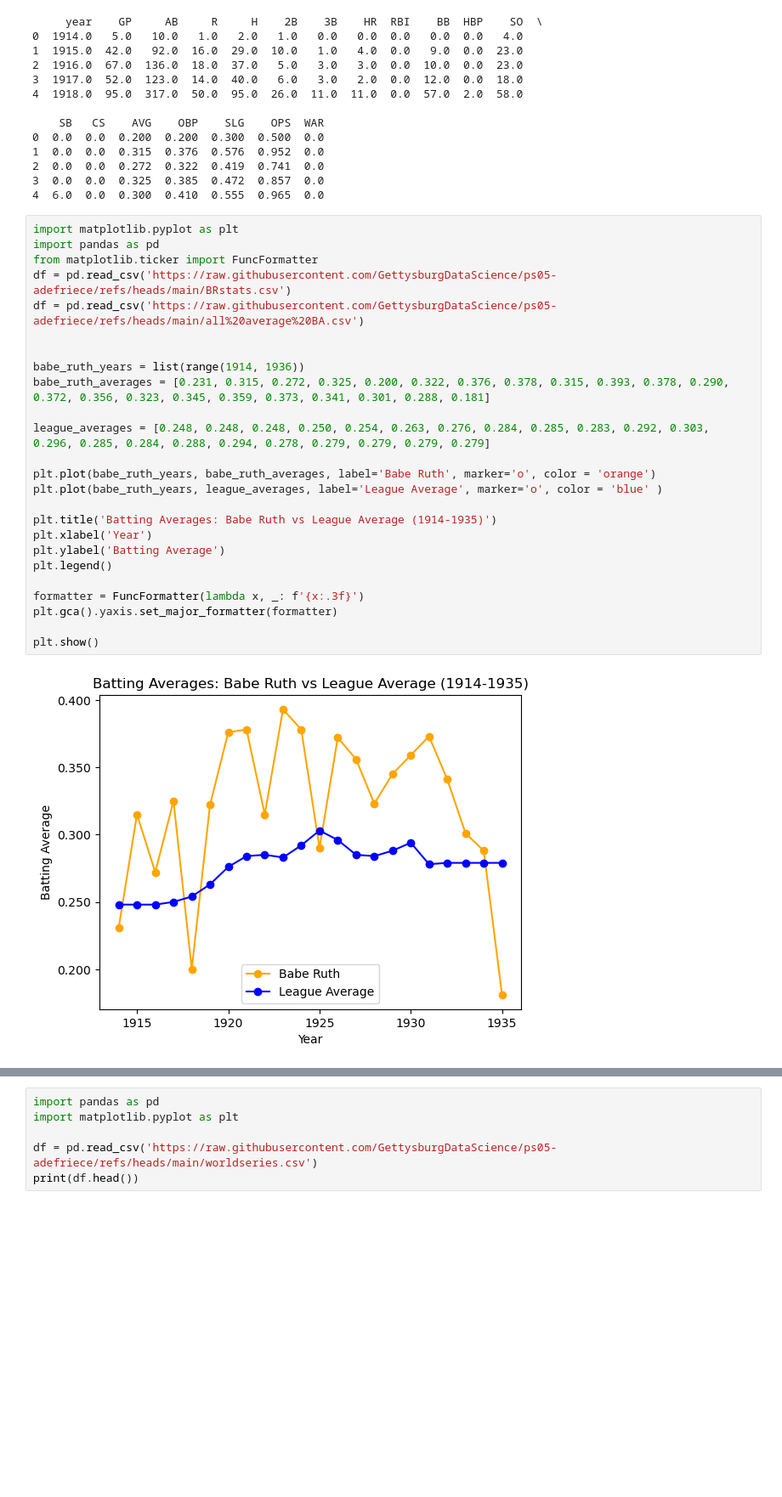
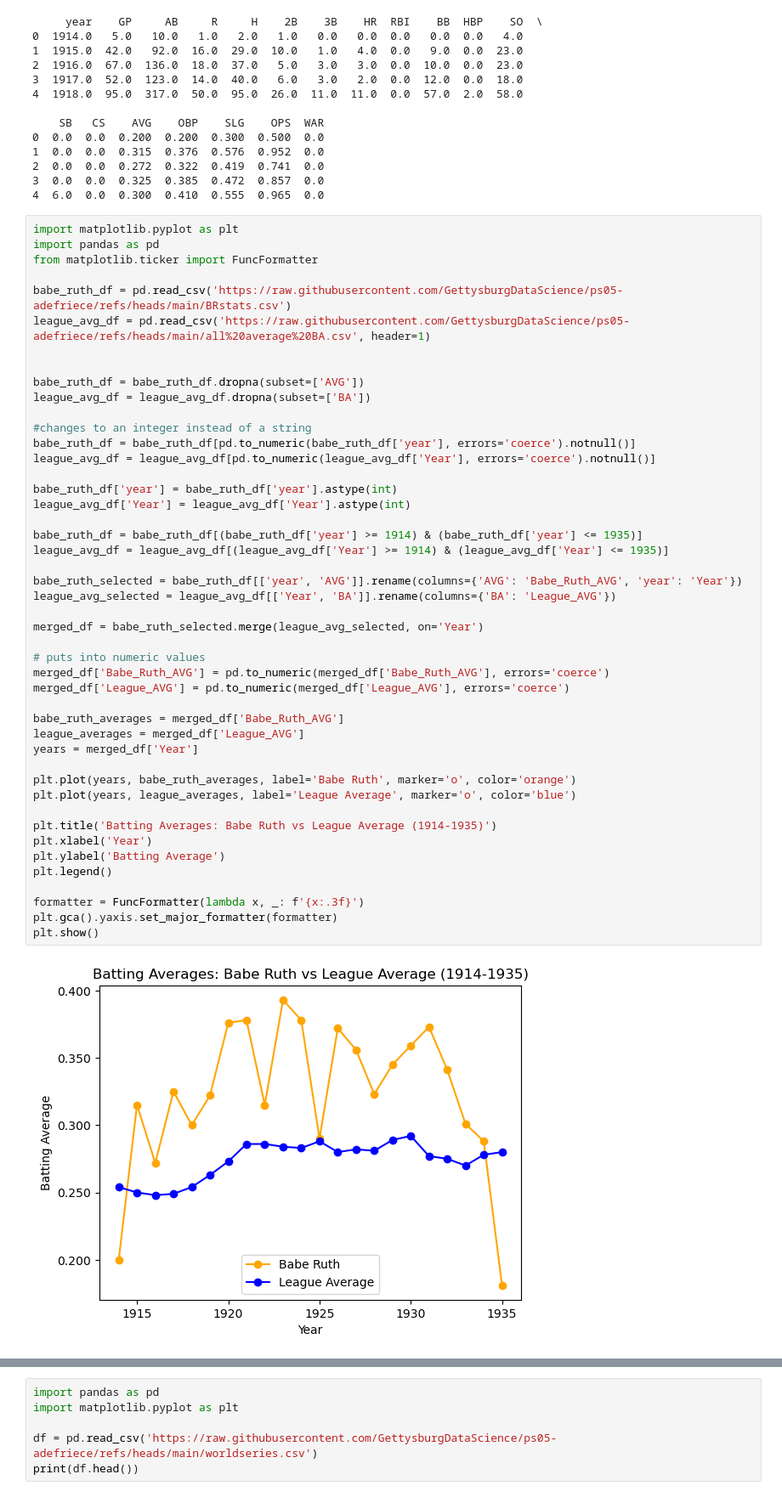
Before and after one commit to adefriece/DeFriece_Orth_MiniProject2, a Jupyter notebook: miniproject2.ipynb, the cells around one changed output, grey strips where cells are left out. Shown: that part at 85% size. Saved outputs shown, nothing was run; the diff lists cells and outputs as text; blank space fills up the shorter version.

```diff
--- a/miniproject2.ipynb
+++ b/miniproject2.ipynb
@@ -26,27 +26,48 @@ print(df.head())
 # %%
 import matplotlib.pyplot as plt
 import pandas as pd
 from matplotlib.ticker import FuncFormatter
-df = pd.read_csv('https://raw.githubusercontent.com/GettysburgDataScience/ps05-adefriece/refs/heads/main/BRstats.csv')
-df = pd.read_csv('https://raw.githubusercontent.com/GettysburgDataScience/ps05-adefriece/refs/heads/main/all%20average%20BA.csv')
+
+babe_ruth_df = pd.read_csv('https://raw.githubusercontent.com/GettysburgDataScience/ps05-adefriece/refs/heads/main/BRstats.csv')
+league_avg_df = pd.read_csv('https://raw.githubusercontent.com/GettysburgDataScience/ps05-adefriece/refs/heads/main/all%20average%20BA.csv', header=1)
 
 
-babe_ruth_years = list(range(1914, 1936))
-babe_ruth_averages = [0.231, 0.315, 0.272, 0.325, 0.200, 0.322, 0.376, 0.378, 0.315, 0.393, 0.378, 0.290, 0.372, 0.356, 0.323, 0.345, 0.359, 0.373, 0.341, 0.301, 0.288, 0.181]
+babe_ruth_df = babe_ruth_df.dropna(subset=['AVG'])
+league_avg_df = league_avg_df.dropna(subset=['BA'])
 
-league_averages = [0.248, 0.248, 0.248, 0.250, 0.254, 0.263, 0.276, 0.284, 0.285, 0.283, 0.292, 0.303, 0.296, 0.285, 0.284, 0.288, 0.294, 0.278, 0.279, 0.279, 0.279, 0.279]
+#changes to an integer instead of a string
+babe_ruth_df = babe_ruth_df[pd.to_numeric(babe_ruth_df['year'], errors='coerce').notnull()]
+league_avg_df = league_avg_df[pd.to_numeric(league_avg_df['Year'], errors='coerce').notnull()]
 
-plt.plot(babe_ruth_years, babe_ruth_averages, label='Babe Ruth', marker='o', color = 'orange')
-plt.plot(babe_ruth_years, league_averages, label='League Average', marker='o', color = 'blue' )
+babe_ruth_df['year'] = babe_ruth_df['year'].astype(int)
+league_avg_df['Year'] = league_avg_df['Year'].astype(int)
+
+babe_ruth_df = babe_ruth_df[(babe_ruth_df['year'] >= 1914) & (babe_ruth_df['year'] <= 1935)]
+league_avg_df = league_avg_df[(league_avg_df['Year'] >= 1914) & (league_avg_df['Year'] <= 1935)]
+
+babe_ruth_selected = babe_ruth_df[['year', 'AVG']].rename(columns={'AVG': 'Babe_Ruth_AVG', 'year': 'Year'})
+league_avg_selected = league_avg_df[['Year', 'BA']].rename(columns={'BA': 'League_AVG'})
+
+merged_df = babe_ruth_selected.merge(league_avg_selected, on='Year')
+
+# puts into numeric values
+merged_df['Babe_Ruth_AVG'] = pd.to_numeric(merged_df['Babe_Ruth_AVG'], errors='coerce')
+merged_df['League_AVG'] = pd.to_numeric(merged_df['League_AVG'], errors='coerce')
+
+babe_ruth_averages = merged_df['Babe_Ruth_AVG']
+league_averages = merged_df['League_AVG']
+years = merged_df['Year']
+
+plt.plot(years, babe_ruth_averages, label='Babe Ruth', marker='o', color='orange')
+plt.plot(years, league_averages, label='League Average', marker='o', color='blue')
 
 plt.title('Batting Averages: Babe Ruth vs League Average (1914-1935)')
 plt.xlabel('Year')
 plt.ylabel('Batting Average')
 plt.legend()
 
 formatter = FuncFormatter(lambda x, _: f'{x:.3f}')
 plt.gca().yaxis.set_major_formatter(formatter)
-
 plt.show()
 # %% [output]
-[figure, old version]
+[figure, new version]
```
Also changed, not shown: parts of 6 cells of this notebook.
